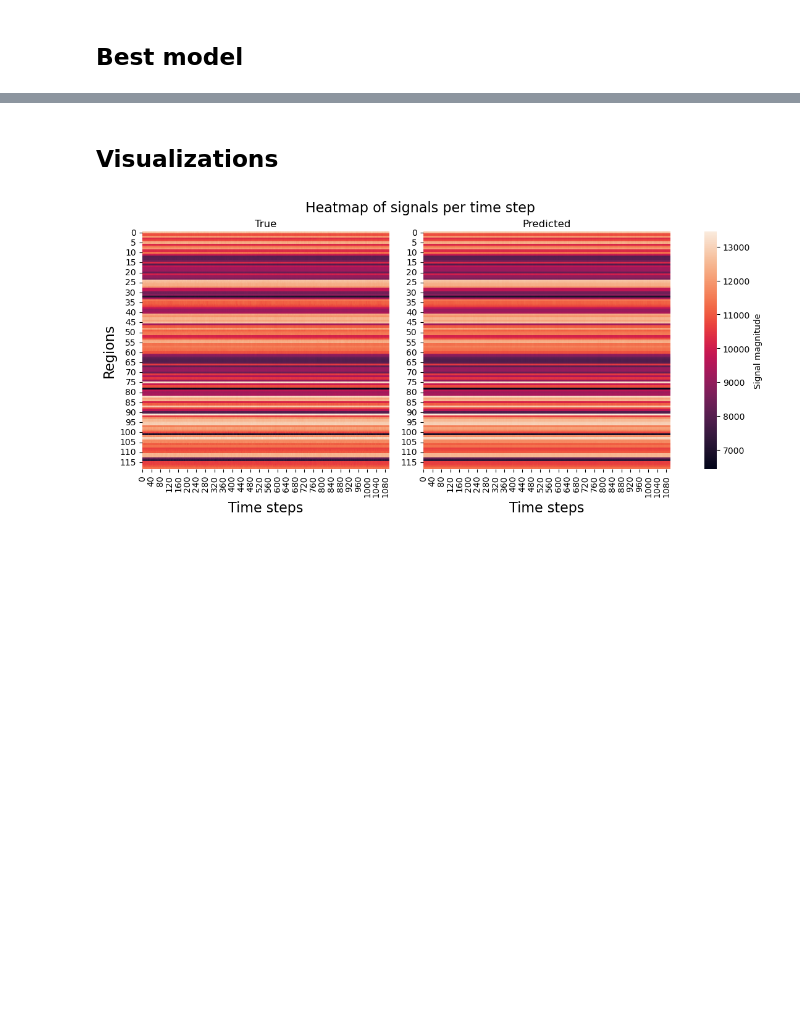
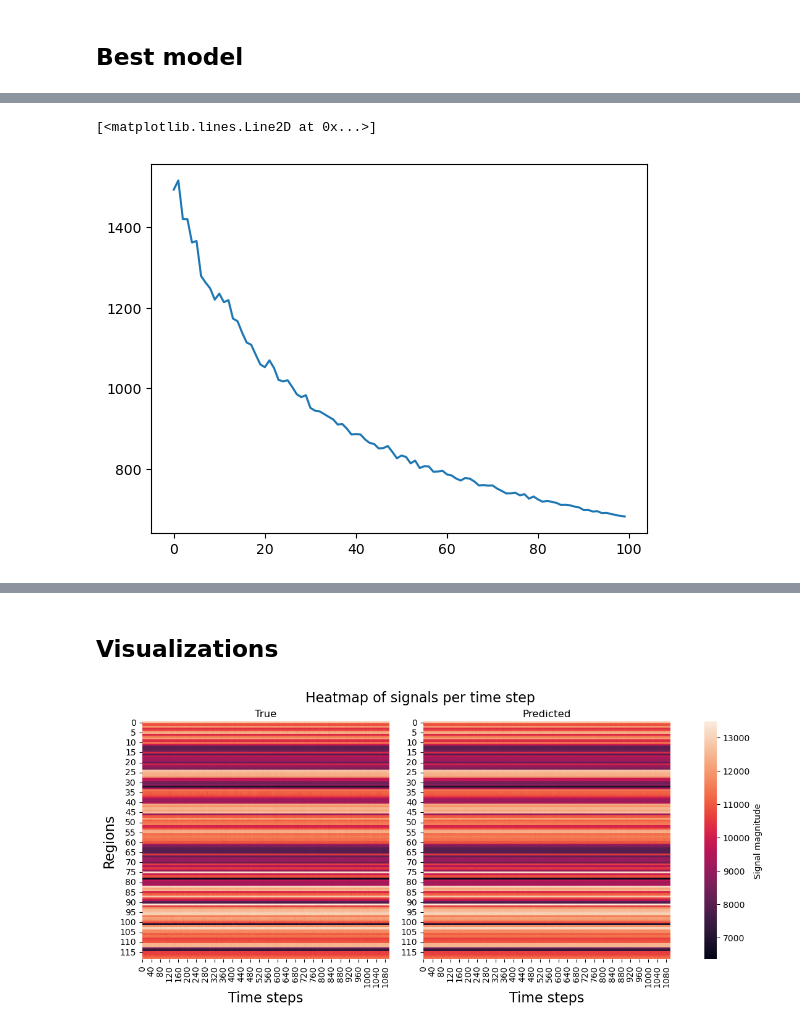
Before and after one commit to filippobezzi/Bayesian-Inference-in-High-Dimensional-Reservoir-Dynamics-for-Neural-Time-Series, a Jupyter notebook: real_data_test.ipynb, the cells around one changed output, grey strips where cells are left out. Drawn from its saved outputs; the diff is of its cells as text; code cells hidden in the pictures; blank space fills up the shorter version.

```diff
--- a/real_data_test.ipynb
+++ b/real_data_test.ipynb
@@ -358,3 +310,8 @@ Epoch 0 | Total ELBO Loss: 80069466.7181
+# %%
+plt.plot(history)
+# %% [output]
+[<matplotlib.lines.Line2D at 0x...>]
+[figure, added]
 # %%
 # fetch test dataset
 data_test = torch.from_numpy(sio.loadmat('100307.REST2.LR.SchaeferS.ptseries.mat')['tseries']).float()
```
Also changed, not shown: parts of 22 cells of this notebook, 2 other files.
